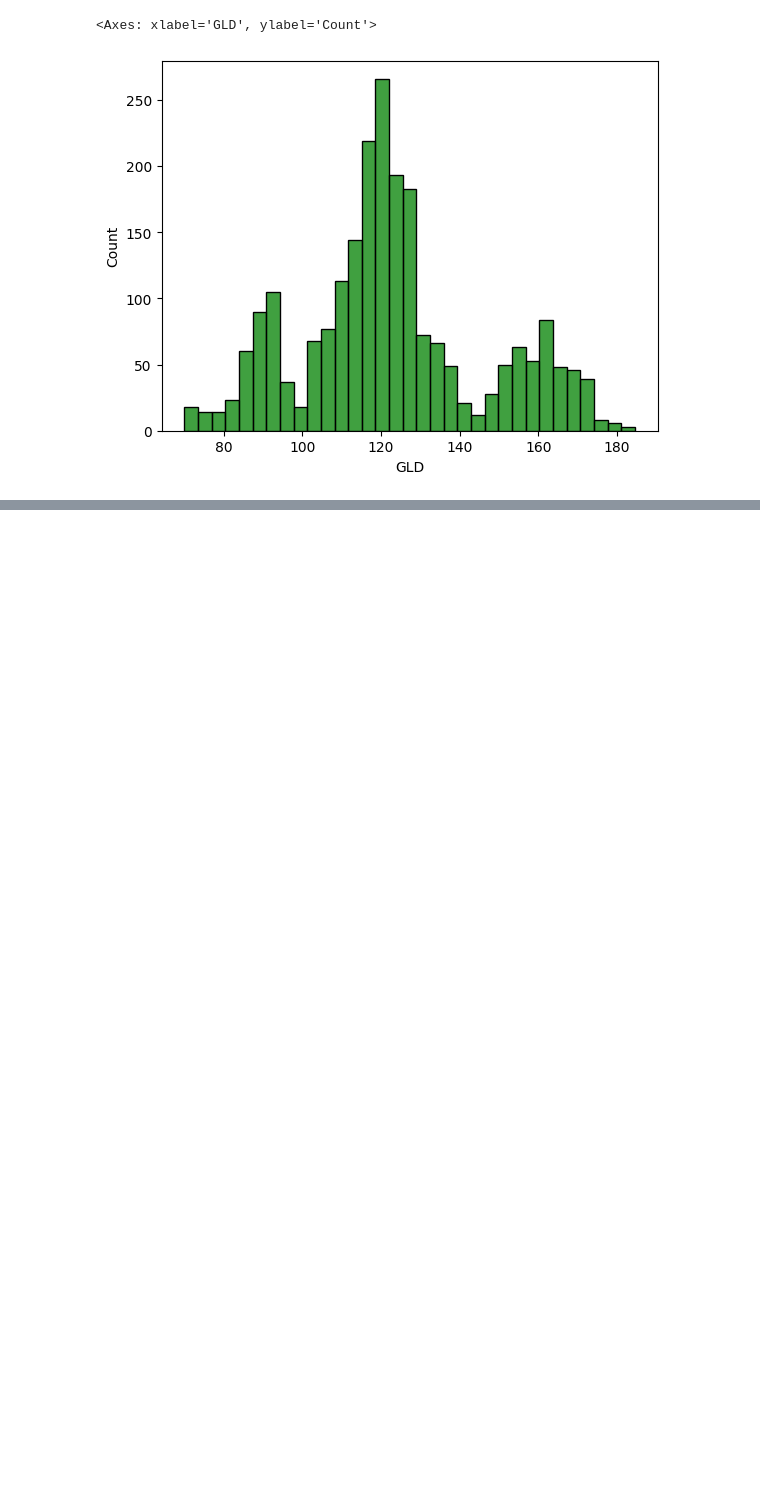
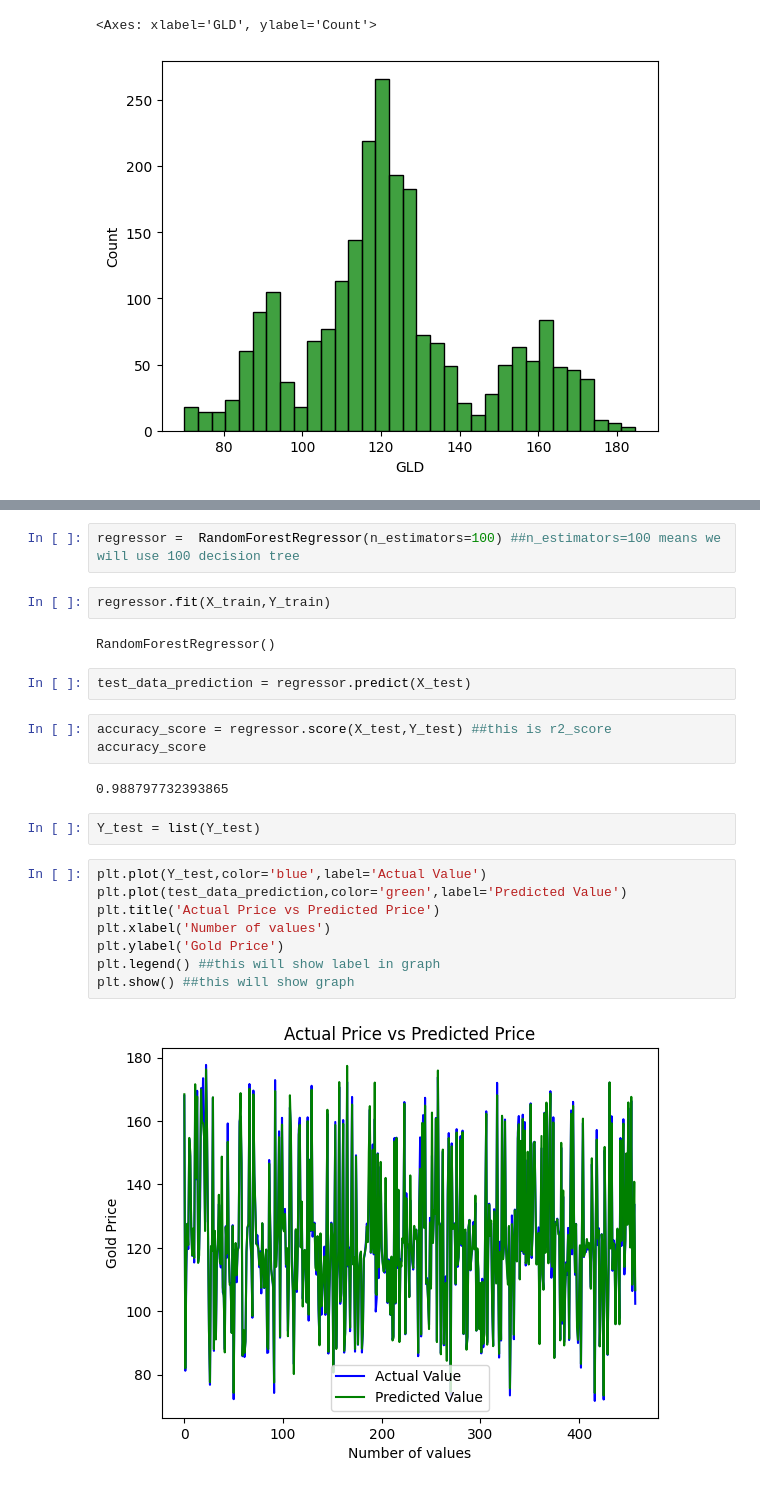
Before and after one commit to abhishektyagi2912/Gold-Price-Prediction, a Jupyter notebook: model.ipynb, the cells around one changed output, grey strips where cells are left out. Drawn from its saved outputs; the diff is of its cells as text; blank space fills up the shorter version.

Commit message:
Code of gold price prediction is completed

```diff
--- a/model.ipynb
+++ b/model.ipynb
@@ -115,0 +144,25 @@ sns.histplot(model['GLD'],color='green')
+# %%
+regressor =  RandomForestRegressor(n_estimators=100) ##n_estimators=100 means we will use 100 decision tree
+# %%
+regressor.fit(X_train,Y_train)
+# %% [output]
+RandomForestRegressor()
+# %%
+test_data_prediction = regressor.predict(X_test)
+# %%
+accuracy_score = regressor.score(X_test,Y_test) ##this is r2_score
+accuracy_score
+# %% [output]
+0.988797732393865
+# %%
+Y_test = list(Y_test)
+# %%
+plt.plot(Y_test,color='blue',label='Actual Value')
+plt.plot(test_data_prediction,color='green',label='Predicted Value')
+plt.title('Actual Price vs Predicted Price')
+plt.xlabel('Number of values')
+plt.ylabel('Gold Price')
+plt.legend() ##this will show label in graph
+plt.show() ##this will show graph
+# %% [output]
+[figure, added]
```
Also changed, not shown: parts of 4 cells of this notebook.
